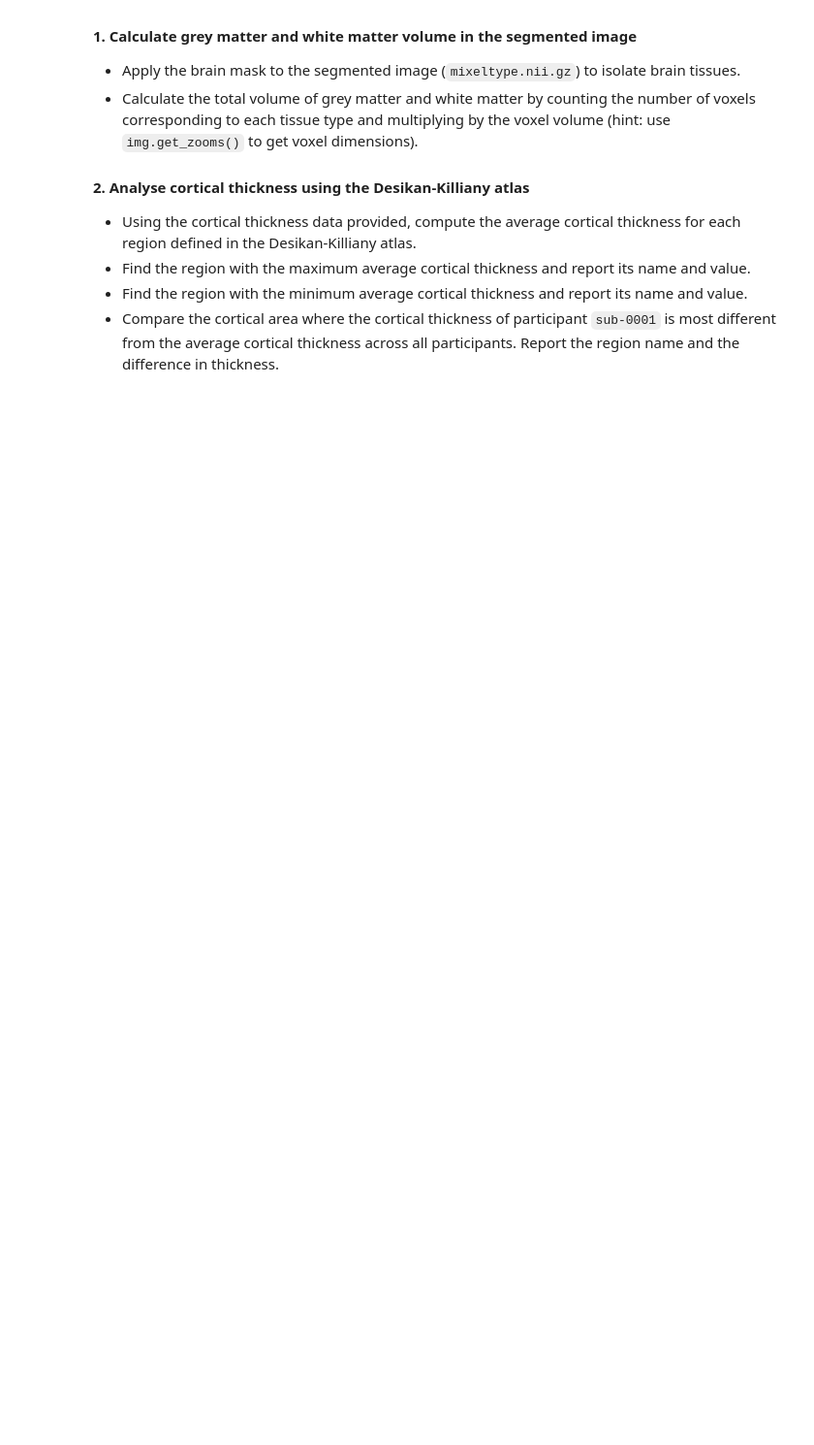
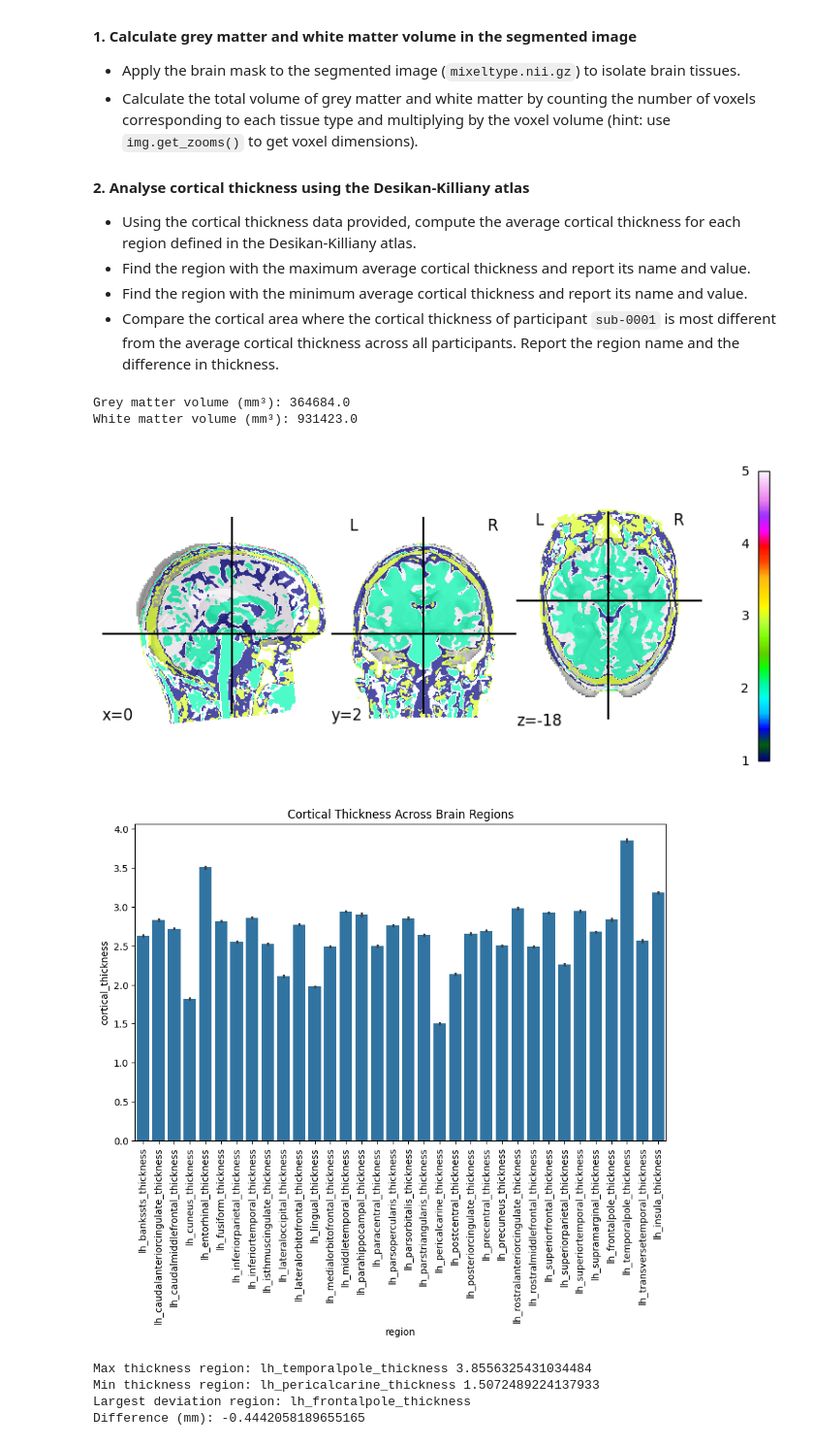
Before and after one commit to lynnv-hub/Mind_Reading, a Jupyter notebook: MindReading_Week2.ipynb, the cells around one changed output. Shown at 97% size. Saved outputs shown, nothing was run; the diff lists cells and outputs as text; code cells hidden in the pictures; blank space fills up the shorter version.

```diff
--- a/MindReading_Week2.ipynb
+++ b/MindReading_Week2.ipynb
@@ -254,3 +257,69 @@ Now that you have learned about tissue segmentation, surface reconstruction, and
 - Find the region with the maximum average cortical thickness and report its name and value.
 - Find the region with the minimum average cortical thickness and report its name and value.
 - Compare the cortical area where the cortical thickness of participant `sub-0001` is most different from the average cortical thickness across all participants. Report the region name and the difference in thickness.
+# %%
+# calculate grey matter
+seg_img = nib.load("mixeltype.nii.gz")
+seg_data = seg_img.get_fdata()
+
+#apply maks
+seg_data = seg_data * mask_data
+
+voxel_dims = seg_img.header.get_zooms()
+voxel_volume = np.prod(voxel_dims)
+
+plotting.plot_roi(seg_img)
+
+gm_voxels = np.sum(seg_data == 5)
+wm_voxels = np.sum(seg_data == 2)
+
+gm_volume = gm_voxels * voxel_volume
+wm_volume = wm_voxels * voxel_volume
+
+print("Grey matter volume (mm³):", gm_volume)
+print("White matter volume (mm³):", wm_volume)
+
+
+#2
+
+regions = [column for column in thickness_data.columns if not column in ['participant_id', 'lh_MeanThickness_thickness', 'BrainSegVolNotVent', 'eTIV']]
+melted_data = thickness_data.melt(id_vars='participant_id', value_vars=regions, var_name='region', value_name='cortical_thickness')
+
+# Plotting cortical thickness across regions
+plt.figure(figsize=(10, 6))
+sns.barplot(x='region', y='cortical_thickness', data=melted_data)
+plt.xticks(rotation=90)
+plt.title('Cortical Thickness Across Brain Regions')
+plt.show()
+# Average thickness per region
+region_means = thickness_data[regions].mean()
+
+max_region = region_means.idxmax()
+max_value = region_means.max()
+
+min_region = region_means.idxmin()
+min_value = region_means.min()
+
+print("Max thickness region:", max_region, max_value)
+print("Min thickness region:", min_region, min_value)
+
+# Get participant row
+sub = thickness_data[thickness_data['participant_id'] == 'sub-0001']
+
+# Compute difference from mean
+diff = sub[regions].iloc[0] - region_means
+
+max_diff_region = diff.abs().idxmax()
+max_diff_value = diff[max_diff_region]
+
+print("Largest deviation region:", max_diff_region)
+print("Difference (mm):", max_diff_value)
+# %% [output]
+Grey matter volume (mm³): 364684.0
+White matter volume (mm³): 931423.0
+[figure, added]
+[figure, added]
+Max thickness region: lh_temporalpole_thickness 3.8556325431034484
+Min thickness region: lh_pericalcarine_thickness 1.5072489224137933
+Largest deviation region: lh_frontalpole_thickness
+Difference (mm): -0.4442058189655165
```
Also changed, not shown: parts of 3 cells of this notebook.
